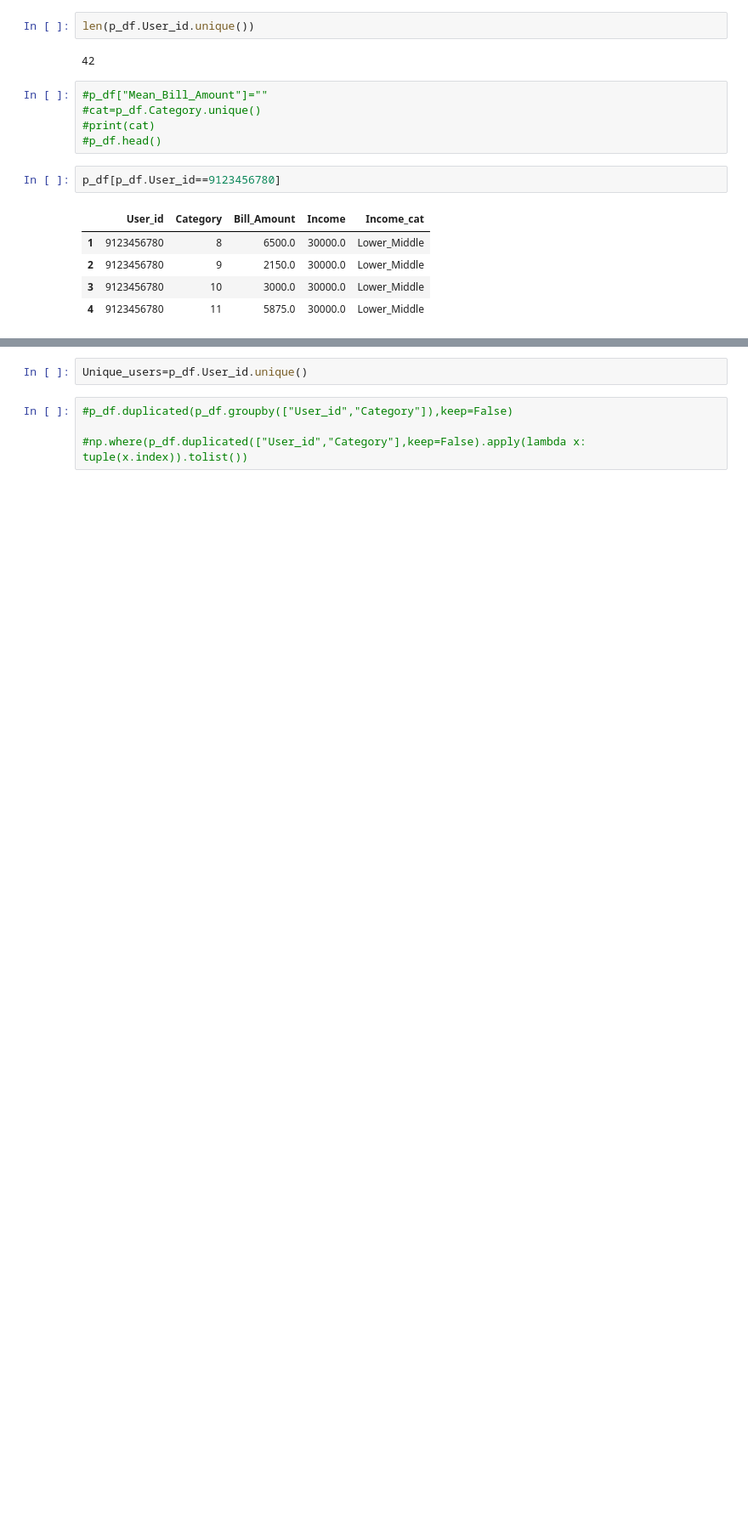
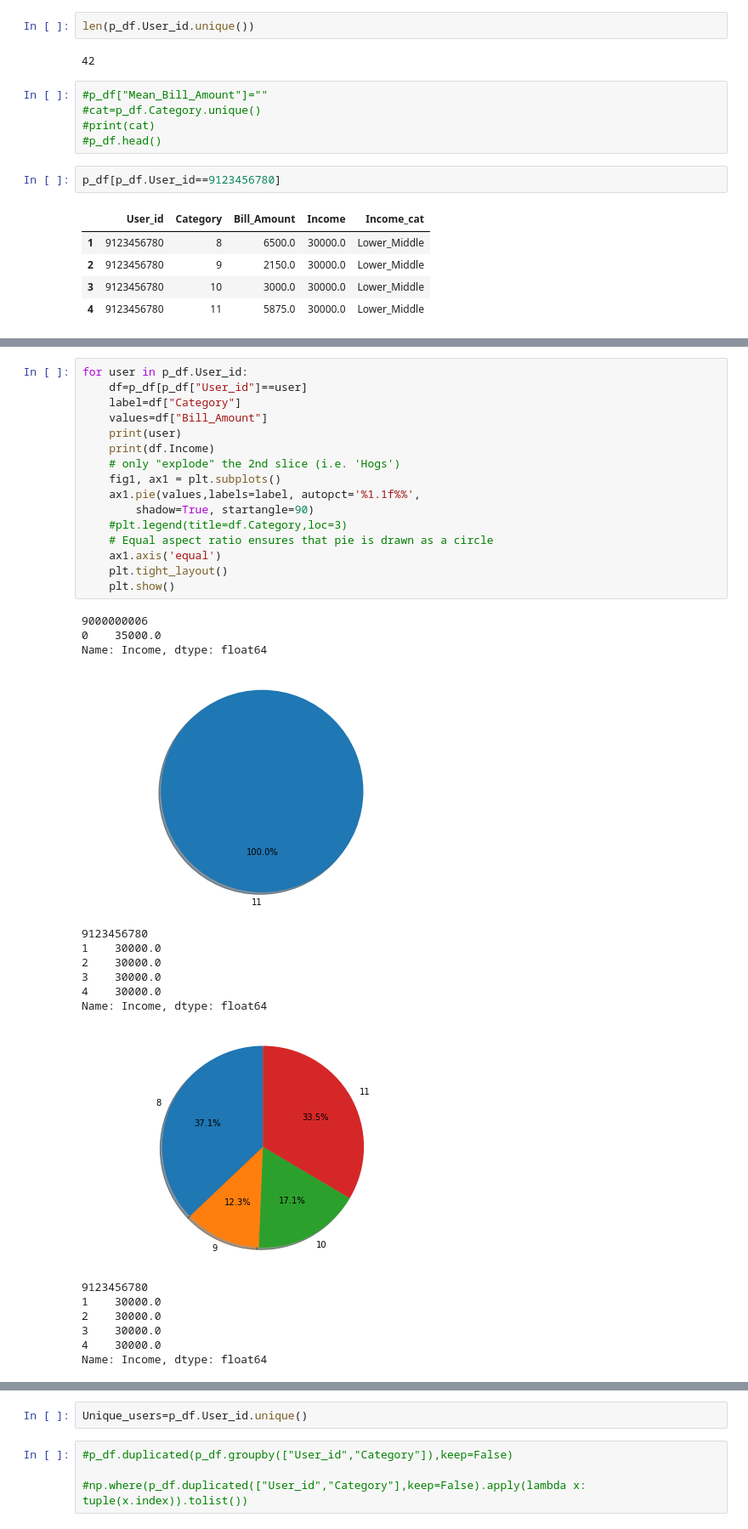
Before and after one commit to sindhushap/My_First_project1, a Jupyter notebook: Data_science_25.26.ipynb, the cells around one changed output, grey strips where cells are left out. Shown at 85% size. Saved outputs shown, nothing was run; the diff lists cells and outputs as text; blank space fills up the shorter version.

```diff
--- a/Data_science_25.26.ipynb
+++ b/Data_science_25.26.ipynb
@@ -578,0 +597,34 @@ AttributeError: 'dict' object has no attribute 'set_index'
+# %%
+for user in p_df.User_id:
+    df=p_df[p_df["User_id"]==user]
+    label=df["Category"]
+    values=df["Bill_Amount"]
+    print(user)
+    print(df.Income)
+    # only "explode" the 2nd slice (i.e. 'Hogs')
+    fig1, ax1 = plt.subplots()
+    ax1.pie(values,labels=label, autopct='%1.1f%%',
+        shadow=True, startangle=90)
+    #plt.legend(title=df.Category,loc=3)
+    # Equal aspect ratio ensures that pie is drawn as a circle
+    ax1.axis('equal')
+    plt.tight_layout()
+    plt.show()
+# %% [output]
+9000000006
+0    35000.0
+Name: Income, dtype: float64
+[figure, added]
+9123456780
+1    30000.0
+2    30000.0
+3    30000.0
+4    30000.0
+Name: Income, dtype: float64
+[figure, added]
+9123456780
+1    30000.0
+2    30000.0
+3    30000.0
+4    30000.0
+Name: Income, dtype: float64
```
Also changed, not shown: parts of 29 cells of this notebook, 2 other files.
